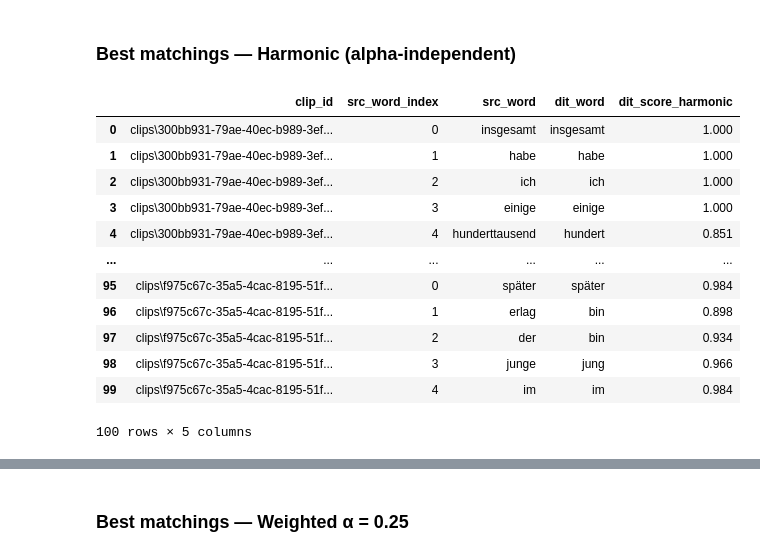
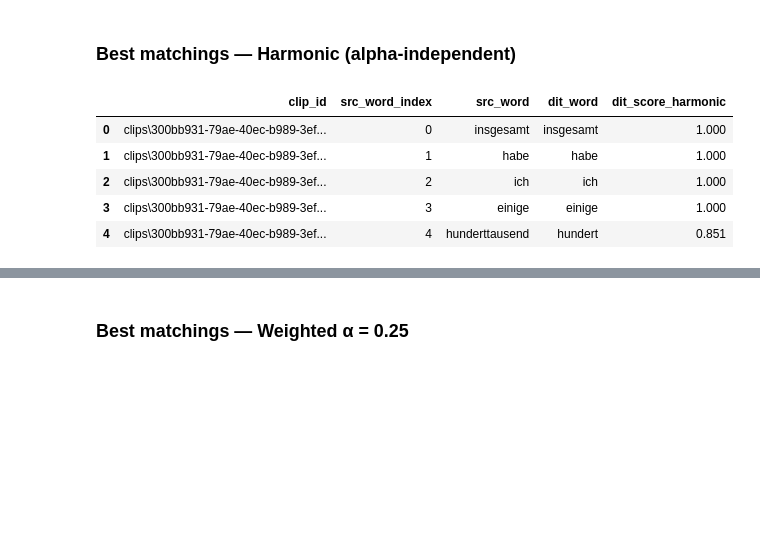
Before and after one commit to michamettler/BA-FS26_ciel_Mettler_Dialektanalyse, a Jupyter notebook: scripts/cross-comparison.ipynb, the cells around one changed output, grey strips where cells are left out. Drawn from its saved outputs; the diff is of its cells as text; code cells hidden in the pictures; blank space fills up the shorter version.

Commit message:
added df for harmonic

```diff
--- a/scripts/cross-comparison.ipynb
+++ b/scripts/cross-comparison.ipynb
@@ -213,19 +213,13 @@ plot_combined_scores(word_comparison_results_by_alpha, ALPHAS)
 # %% [markdown]
 ### Best matchings — Harmonic (alpha-independent)
 # %%
-best_matchings_df(word_comparison_results_by_alpha[0.5], "DIT", score_type="harmonic").head(100)
+df_dit_harmonic = best_matchings_df(word_comparison_results_by_alpha[0.5], "DIT", score_type="harmonic")
+df_dit_harmonic.head()
 # %% [output]
 |  | clip_id | src_word_index | src_word | dit_word | dit_score_harmonic |
 | 0 | clips\300bb931-79ae-40ec-b989-3ef... | 0 | insgesamt | insgesamt | 1.000 |
 | 1 | clips\300bb931-79ae-40ec-b989-3ef... | 1 | habe | habe | 1.000 |
 | 2 | clips\300bb931-79ae-40ec-b989-3ef... | 2 | ich | ich | 1.000 |
 | 3 | clips\300bb931-79ae-40ec-b989-3ef... | 3 | einige | einige | 1.000 |
 | 4 | clips\300bb931-79ae-40ec-b989-3ef... | 4 | hunderttausend | hundert | 0.851 |
-| ... | ... | ... | ... | ... | ... |
-| 95 | clips\f975c67c-35a5-4cac-8195-51f... | 0 | später | später | 0.984 |
-| 96 | clips\f975c67c-35a5-4cac-8195-51f... | 1 | erlag | bin | 0.898 |
-| 97 | clips\f975c67c-35a5-4cac-8195-51f... | 2 | der | bin | 0.934 |
-| 98 | clips\f975c67c-35a5-4cac-8195-51f... | 3 | junge | jung | 0.966 |
-| 99 | clips\f975c67c-35a5-4cac-8195-51f... | 4 | im | im | 0.984 |
-100 rows × 5 columns
 # %%
```
Also changed, not shown: parts of 1 cell of this notebook.
